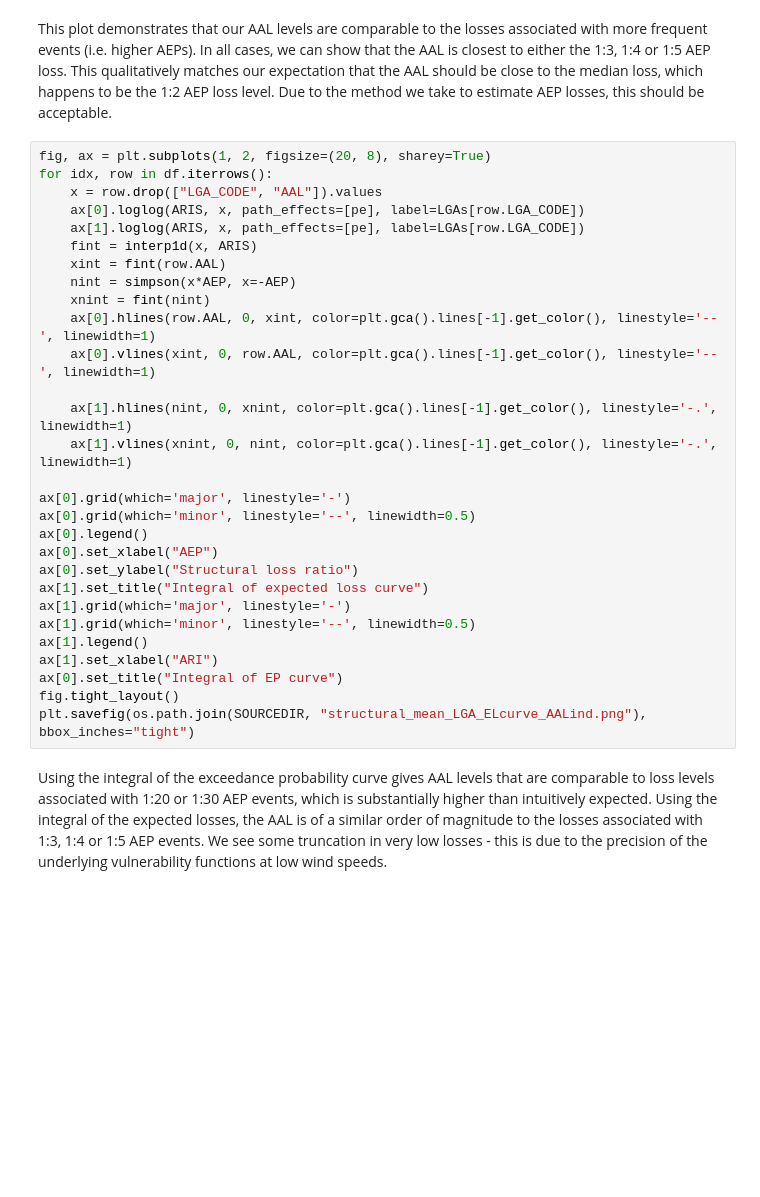
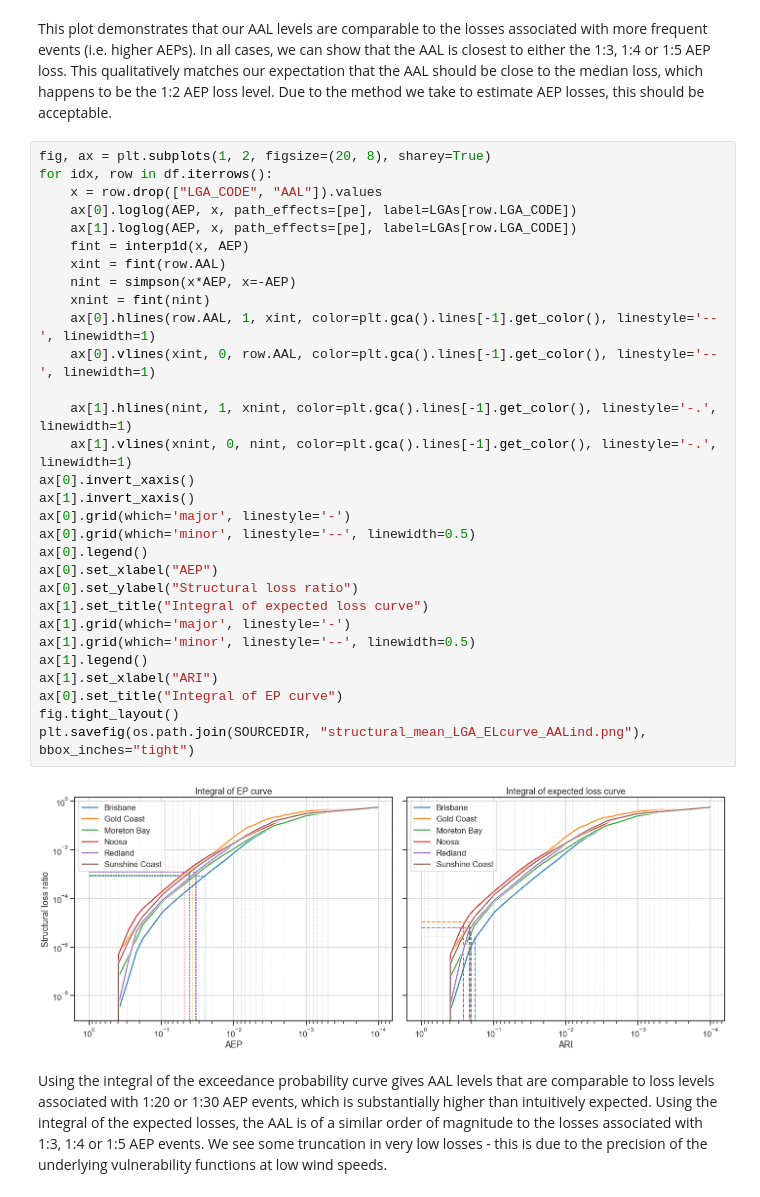
Before and after one commit to GeoscienceAustralia/SWHAQ, a Jupyter notebook: notebooks/Plot Loss EP curves.ipynb, the cells around one changed output. Drawn from its saved outputs; the diff is of its cells as text; blank space fills up the shorter version.

Commit message:
Change x-axis to AEP for EL curves

```diff
--- a/notebooks/Plot Loss EP curves.ipynb
+++ b/notebooks/Plot Loss EP curves.ipynb
@@ -50,32 +54,35 @@ This plot demonstrates that our AAL levels are comparable to the losses associat
 # %%
 fig, ax = plt.subplots(1, 2, figsize=(20, 8), sharey=True)
 for idx, row in df.iterrows():
     x = row.drop(["LGA_CODE", "AAL"]).values
-    ax[0].loglog(ARIS, x, path_effects=[pe], label=LGAs[row.LGA_CODE])
-    ax[1].loglog(ARIS, x, path_effects=[pe], label=LGAs[row.LGA_CODE])
-    fint = interp1d(x, ARIS)
+    ax[0].loglog(AEP, x, path_effects=[pe], label=LGAs[row.LGA_CODE])
+    ax[1].loglog(AEP, x, path_effects=[pe], label=LGAs[row.LGA_CODE])
+    fint = interp1d(x, AEP)
     xint = fint(row.AAL)
     nint = simpson(x*AEP, x=-AEP)
     xnint = fint(nint)
-    ax[0].hlines(row.AAL, 0, xint, color=plt.gca().lines[-1].get_color(), linestyle='--', linewidth=1)
+    ax[0].hlines(row.AAL, 1, xint, color=plt.gca().lines[-1].get_color(), linestyle='--', linewidth=1)
     ax[0].vlines(xint, 0, row.AAL, color=plt.gca().lines[-1].get_color(), linestyle='--', linewidth=1)
 
-    ax[1].hlines(nint, 0, xnint, color=plt.gca().lines[-1].get_color(), linestyle='-.', linewidth=1)
+    ax[1].hlines(nint, 1, xnint, color=plt.gca().lines[-1].get_color(), linestyle='-.', linewidth=1)
     ax[1].vlines(xnint, 0, nint, color=plt.gca().lines[-1].get_color(), linestyle='-.', linewidth=1)
-
+ax[0].invert_xaxis()
+ax[1].invert_xaxis()
 ax[0].grid(which='major', linestyle='-')
 ax[0].grid(which='minor', linestyle='--', linewidth=0.5)
 ax[0].legend()
 ax[0].set_xlabel("AEP")
 ax[0].set_ylabel("Structural loss ratio")
 ax[1].set_title("Integral of expected loss curve")
 ax[1].grid(which='major', linestyle='-')
 ax[1].grid(which='minor', linestyle='--', linewidth=0.5)
 ax[1].legend()
 ax[1].set_xlabel("ARI")
 ax[0].set_title("Integral of EP curve")
 fig.tight_layout()
 plt.savefig(os.path.join(SOURCEDIR, "structural_mean_LGA_ELcurve_AALind.png"), bbox_inches="tight")
+# %% [output]
+[figure, added]
 # %% [markdown]
 Using the integral of the exceedance probability curve gives AAL levels that are comparable to loss levels associated with 1:20 or 1:30 AEP events, which is substantially higher than intuitively expected. Using the integral of the expected losses, the AAL is of a similar order of magnitude to the losses associated with 1:3, 1:4 or 1:5 AEP events. We see some truncation in very low losses - this is due to the precision of the underlying vulnerability functions at low wind speeds.
 # %%
```
Also changed, not shown: parts of 8 cells of this notebook.
